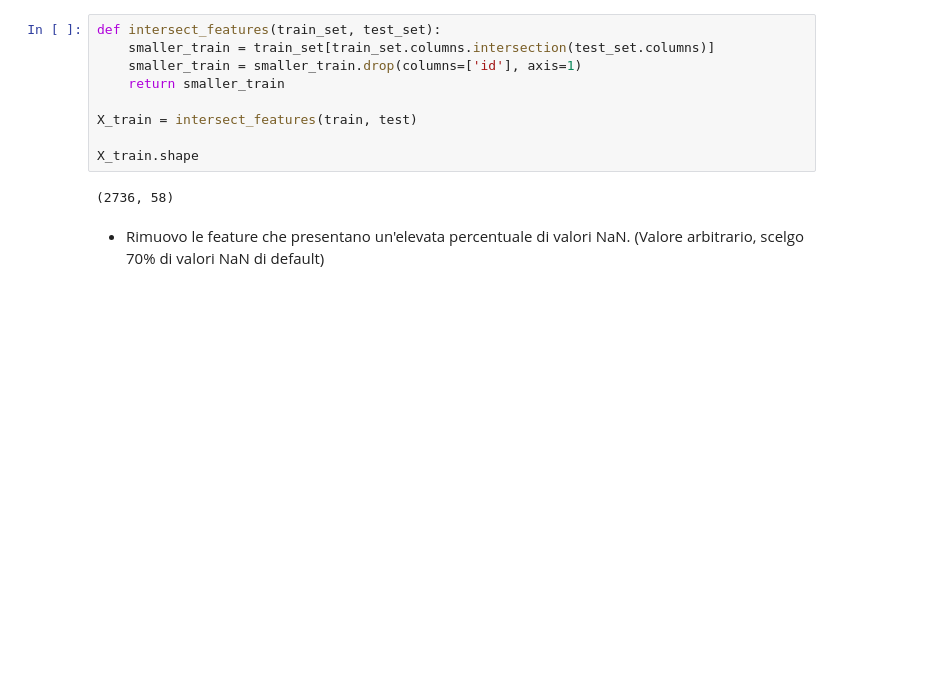
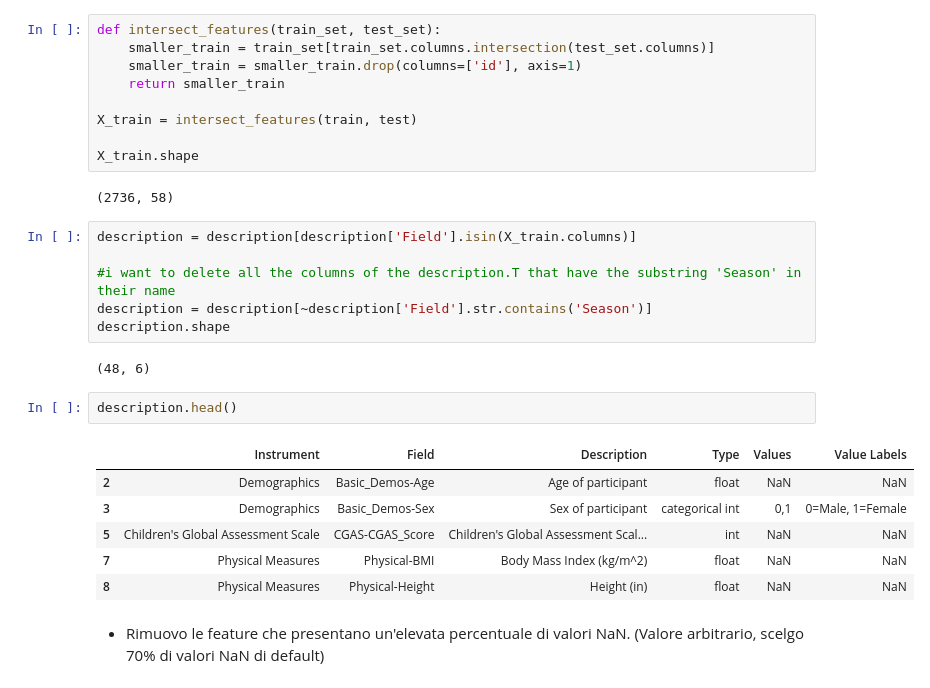
Before and after one commit to Assz2/DWM, a Jupyter notebook: data_cleaning.ipynb, the cells around one changed output. Cells and saved outputs as stored; diff of their text form; blank space fills up the shorter version.

```diff
--- a/data_cleaning.ipynb
+++ b/data_cleaning.ipynb
@@ -59,6 +70,23 @@ X_train = intersect_features(train, test)
 X_train.shape
 # %% [output]
 (2736, 58)
+# %%
+description = description[description['Field'].isin(X_train.columns)]
+
+#i want to delete all the columns of the description.T that have the substring 'Season' in their name
+description = description[~description['Field'].str.contains('Season')]
+description.shape
+# %% [output]
+(48, 6)
+# %%
+description.head()
+# %% [output]
+|  | Instrument | Field | Description | Type | Values | Value Labels |
+| 2 | Demographics | Basic_Demos-Age | Age of participant | float | NaN | NaN |
+| 3 | Demographics | Basic_Demos-Sex | Sex of participant | categorical int | 0,1 | 0=Male, 1=Female |
+| 5 | Children's Global Assessment Scale | CGAS-CGAS_Score | Children's Global Assessment Scal... | int | NaN | NaN |
+| 7 | Physical Measures | Physical-BMI | Body Mass Index (kg/m^2) | float | NaN | NaN |
+| 8 | Physical Measures | Physical-Height | Height (in) | float | NaN | NaN |
 # %% [markdown]
  - Rimuovo le feature che presentano un'elevata percentuale di valori NaN. (Valore arbitrario, scelgo 70% di valori NaN di default)
 # %%
```
Also changed, not shown: parts of 2 cells of this notebook, 2 other files.
